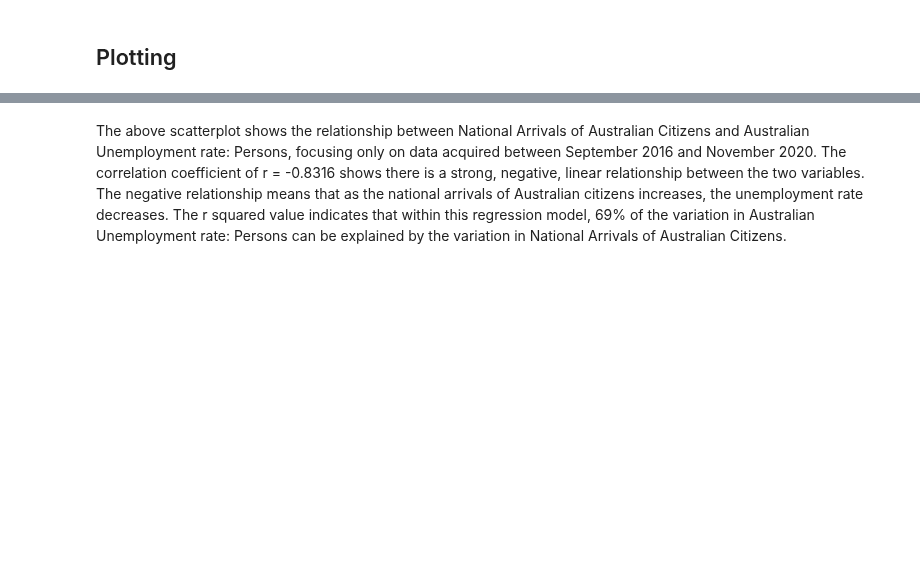
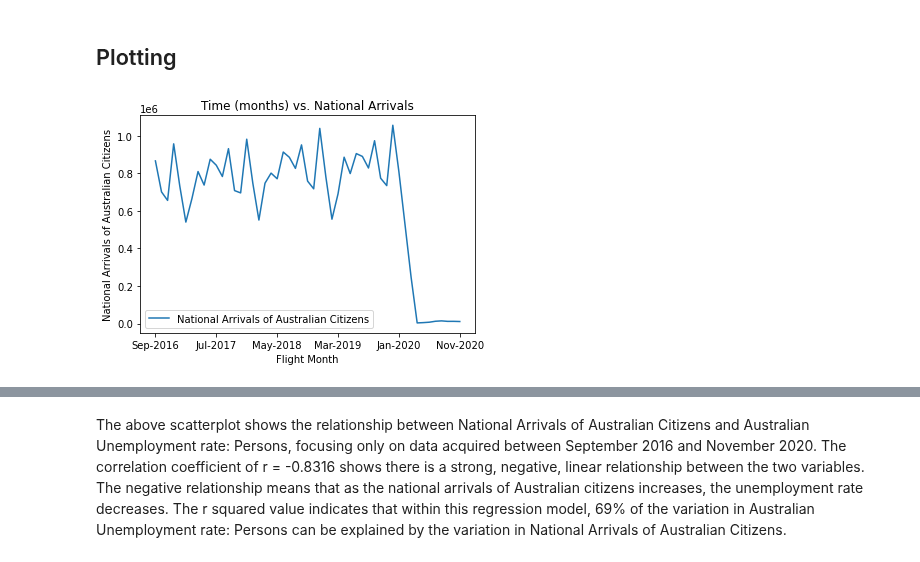
Before and after one commit to tomjp90/Project-1, a Jupyter notebook: Graph_4/Graph_4.ipynb, the cells around one changed output, grey strips where cells are left out. Drawn from its saved outputs; the diff is of its cells as text; code cells hidden in the pictures; blank space fills up the shorter version.

```diff
--- a/Graph_4/Graph_4.ipynb
+++ b/Graph_4/Graph_4.ipynb
@@ -157,3 +160,11 @@ merged_df.head()
 | 4 | Jan-17 | Jan | 2017 | 6.1 | Jan-2017 | 732790.0 |
 # %% [markdown]
 ## Plotting
+# %%
+# Plotting a line graph of National Arrivals vs. Time
+graph = departures.plot(kind = "line", x = "Flight Month", title = "Time (months) vs. National Arrivals")
+plt.ylabel("National Arrivals of Australian Citizens")
+
+plt.show()
+# %% [output]
+[figure, added]
```
Also changed, not shown: parts of 5 cells of this notebook, 2 other files.
